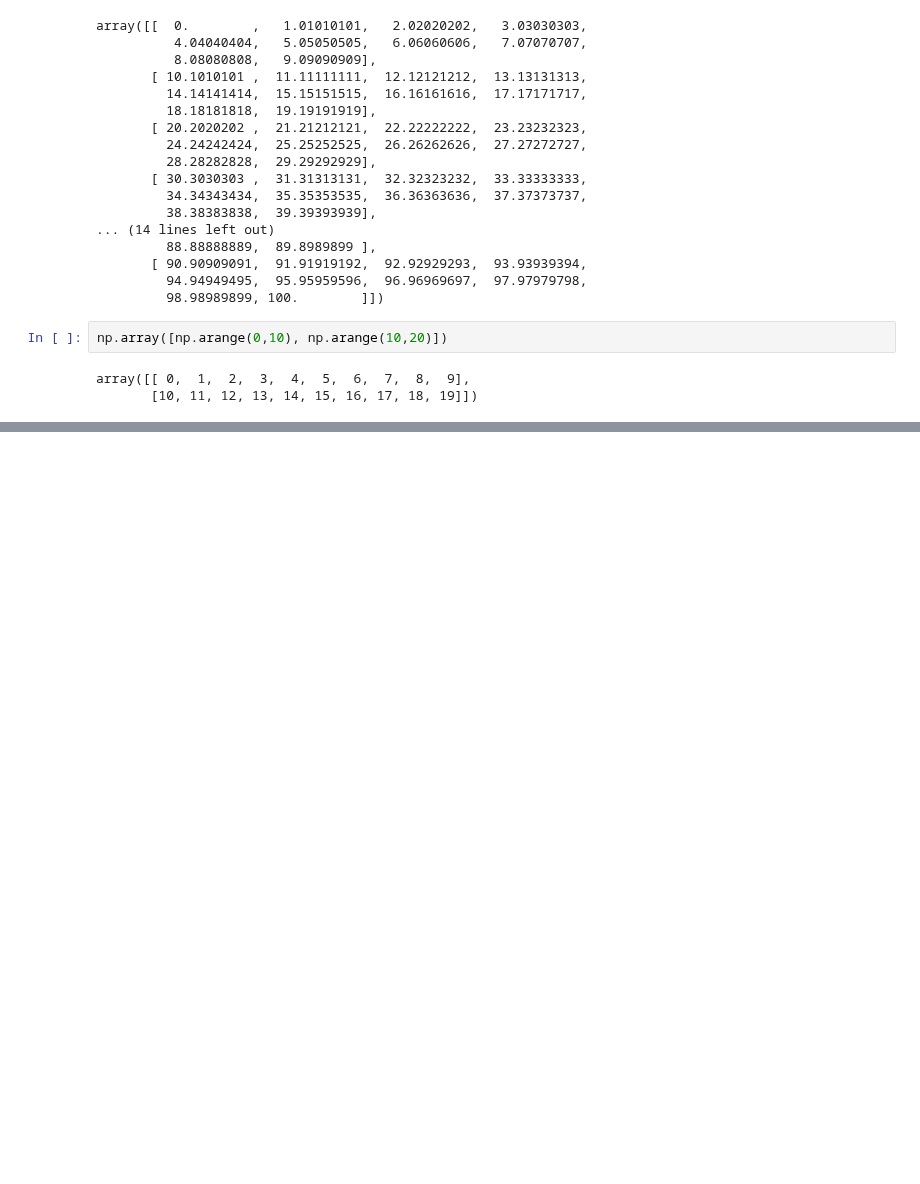
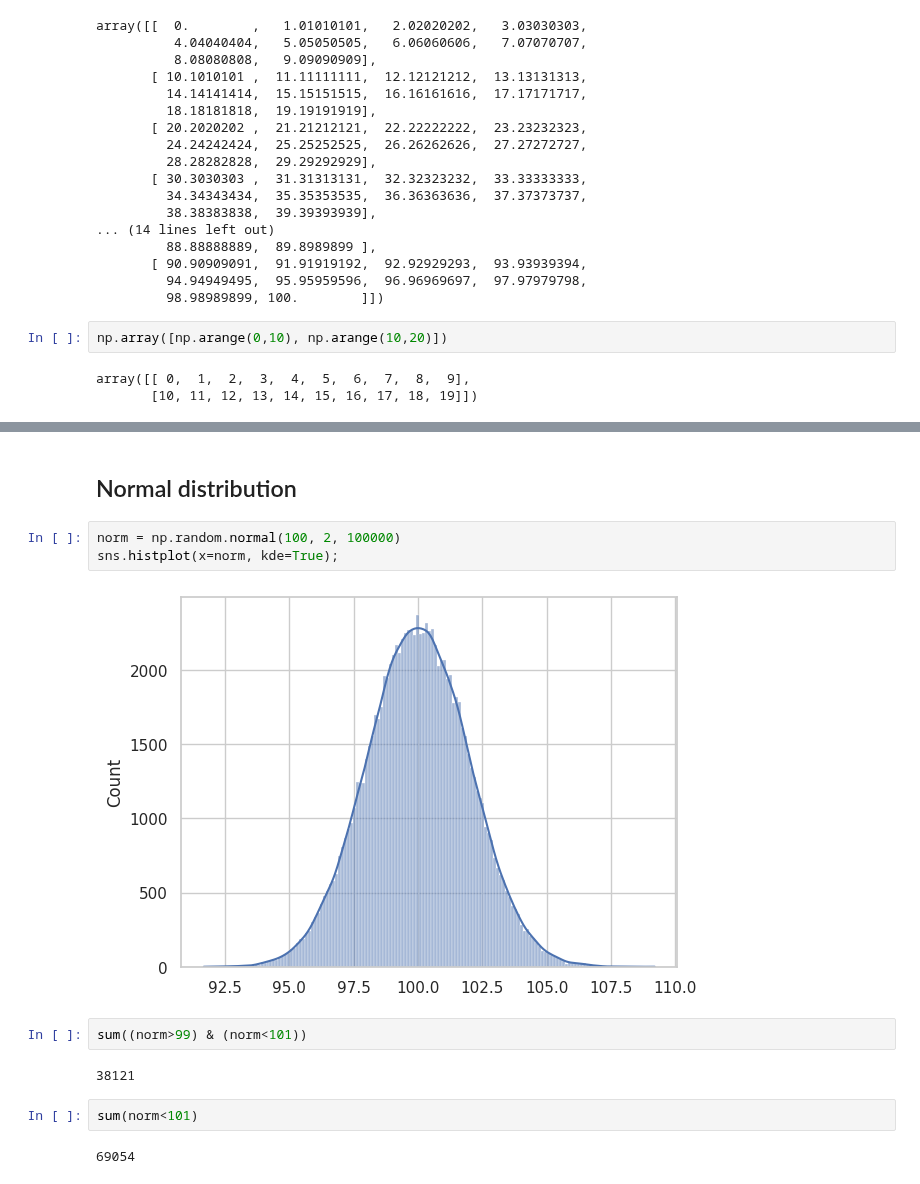
Before and after one commit to JohelPires/codewars, a Jupyter notebook: stats.ipynb, the cells around one changed output, grey strips where cells are left out. Cells and saved outputs as stored; diff of their text form; blank space fills up the shorter version.

```diff
--- a/stats.ipynb
+++ b/stats.ipynb
@@ -37,0 +61,15 @@ array([[ 0,  1,  2,  3,  4,  5,  6,  7,  8,  9],
+# %% [markdown]
+## Normal distribution
+# %%
+norm = np.random.normal(100, 2, 100000)
+sns.histplot(x=norm, kde=True);
+# %% [output]
+[figure, added]
+# %%
+sum((norm>99) & (norm<101))
+# %% [output]
+38121
+# %%
+sum(norm<101)
+# %% [output]
+69054
```
Also changed, not shown: parts of 8 cells of this notebook.
